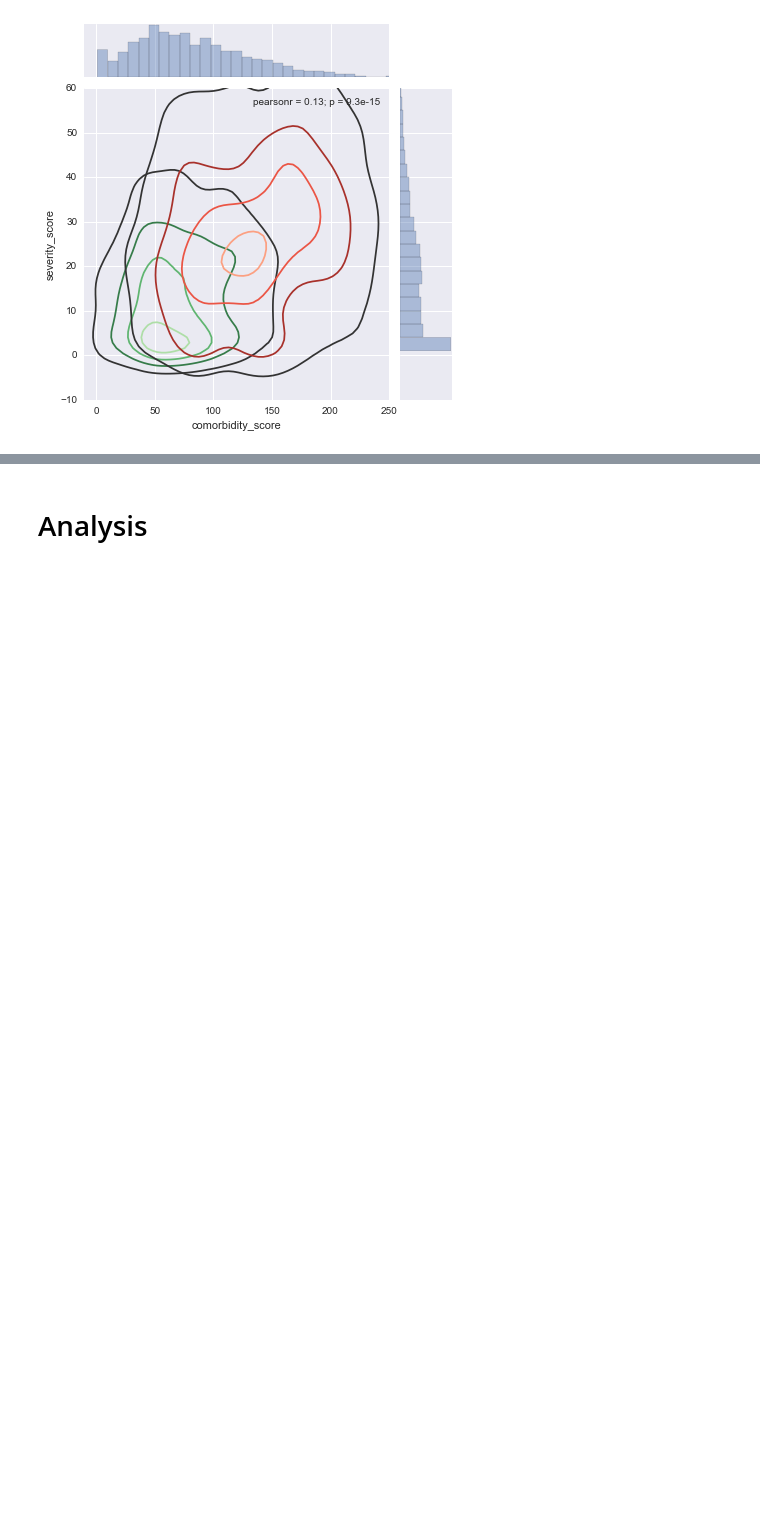
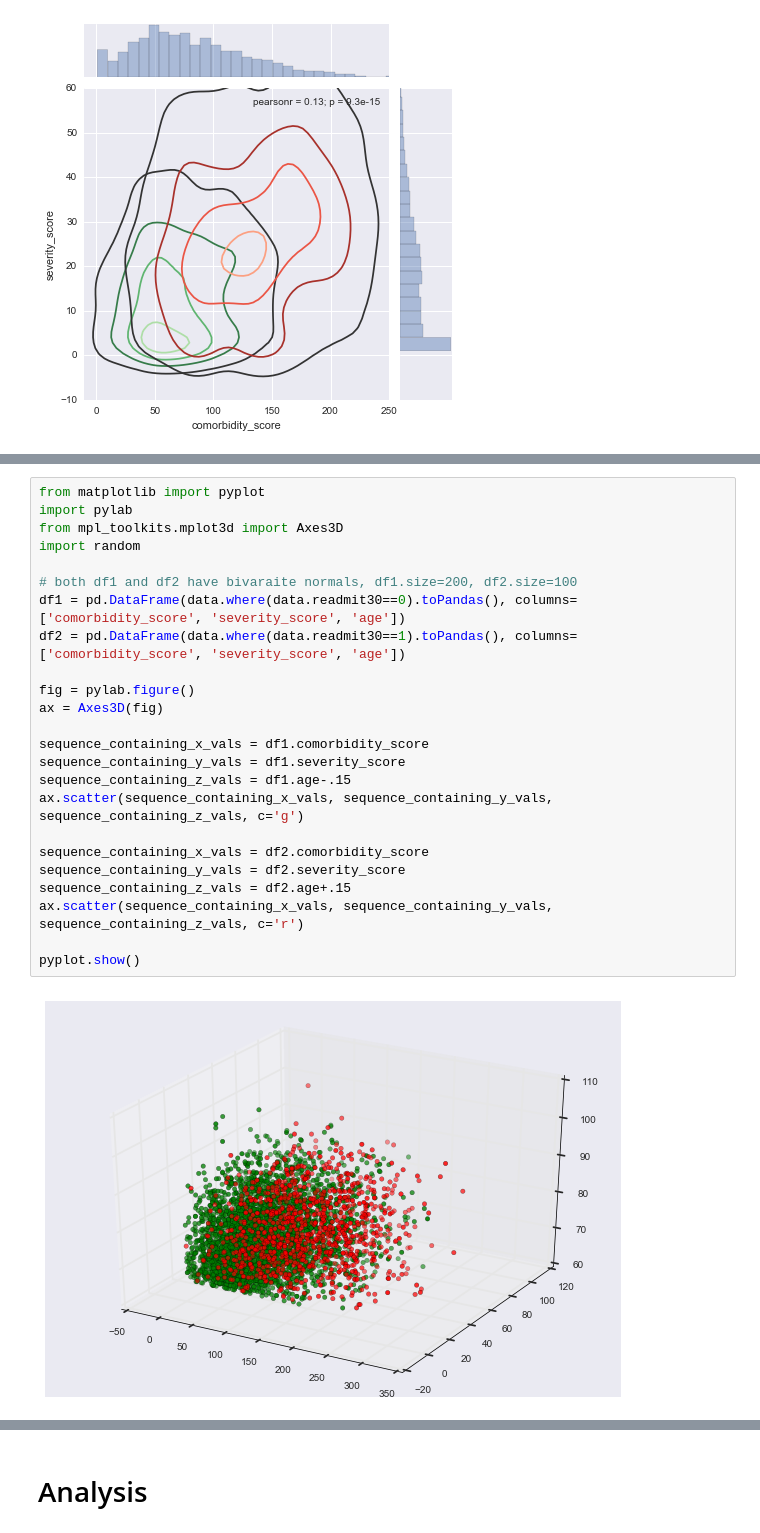
Before and after one commit to ultrarelativistic/Galvanize-Data-Leadership, a Jupyter notebook: final/EDA.ipynb, the cells around one changed output, grey strips where cells are left out. Drawn from its saved outputs; the diff is of its cells as text; blank space fills up the shorter version.

```diff
--- a/final/EDA.ipynb
+++ b/final/EDA.ipynb
@@ -218,0 +260,26 @@ x.plot_joint(sns.kdeplot, zorder=5, cmap="Reds_d", n_levels=4)
+# %%
+from matplotlib import pyplot
+import pylab
+from mpl_toolkits.mplot3d import Axes3D
+import random
+
+# both df1 and df2 have bivaraite normals, df1.size=200, df2.size=100
+df1 = pd.DataFrame(data.where(data.readmit30==0).toPandas(), columns=['comorbidity_score', 'severity_score', 'age'])
+df2 = pd.DataFrame(data.where(data.readmit30==1).toPandas(), columns=['comorbidity_score', 'severity_score', 'age'])
+
+fig = pylab.figure()
+ax = Axes3D(fig)
+
+sequence_containing_x_vals = df1.comorbidity_score
+sequence_containing_y_vals = df1.severity_score
+sequence_containing_z_vals = df1.age-.15
+ax.scatter(sequence_containing_x_vals, sequence_containing_y_vals, sequence_containing_z_vals, c='g')
+
+sequence_containing_x_vals = df2.comorbidity_score
+sequence_containing_y_vals = df2.severity_score
+sequence_containing_z_vals = df2.age+.15
+ax.scatter(sequence_containing_x_vals, sequence_containing_y_vals, sequence_containing_z_vals, c='r')
+
+pyplot.show()
+# %% [output]
+[figure, added]
```
Also changed, not shown: parts of 25 cells of this notebook, 22 other files.
